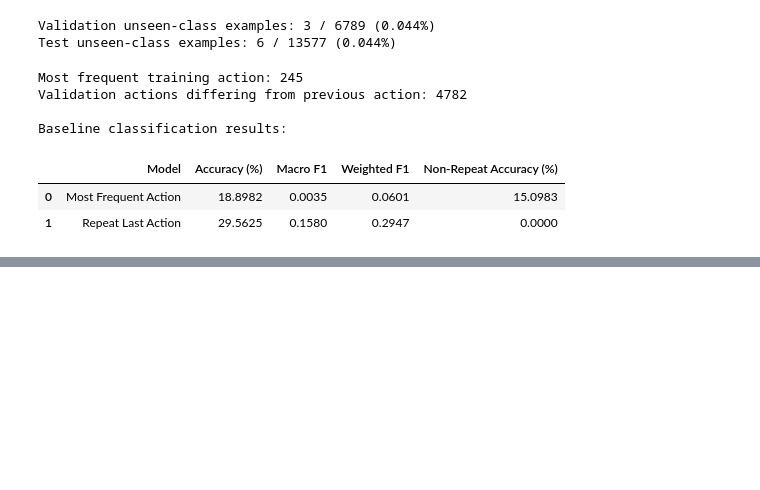
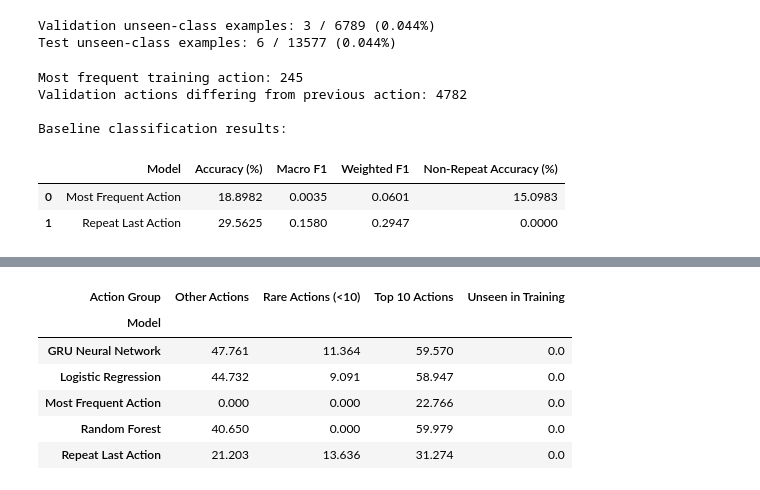
Before and after one commit to HarrisonWilliams123/data-mining-project, a Jupyter notebook: SmartSense_Classification.ipynb, the cells around one changed output, grey strips where cells are left out. Drawn from its saved outputs; the diff is of its cells as text; code cells hidden in the pictures; blank space fills up the shorter version.

```diff
--- a/SmartSense_Classification.ipynb
+++ b/SmartSense_Classification.ipynb
@@ -377,0 +1408,86 @@ Non-repeat accuracy: 55.249%
+# %%
+#Error analysis by training class frequency
+
+# Frequency of each target action in training
+train_action_counts = pd.Series(y_train).value_counts()
+
+# Define groups using training frequencies only
+top_10_actions = set(train_action_counts.head(10).index)
+
+rare_actions = set(
+    train_action_counts[
+        train_action_counts < 10
+    ].index
+)
+
+def action_frequency_group(action_id):
+
+    if action_id not in train_action_counts.index:
+        return "Unseen in Training"
+
+    if action_id in top_10_actions:
+        return "Top 10 Actions"
+
+    if action_id in rare_actions:
+        return "Rare Actions (<10)"
+
+    return "Other Actions"
+
+
+test_frequency_groups = np.array([
+    action_frequency_group(action)
+    for action in y_test
+])
+
+frequency_results = []
+
+for model_name, predictions in test_predictions.items():
+
+    for group in [
+        "Top 10 Actions",
+        "Other Actions",
+        "Rare Actions (<10)",
+        "Unseen in Training"
+    ]:
+
+        mask = test_frequency_groups == group
+
+        if not mask.any():
+            continue
+
+        frequency_results.append({
+            "Model": model_name,
+            "Action Group": group,
+            "Test Examples": int(mask.sum()),
+            "Accuracy (%)": (
+                accuracy_score(
+                    y_test[mask],
+                    predictions[mask]
+                ) * 100
+            )
+        })
+
+frequency_comparison = pd.DataFrame(frequency_results)
+
+print("Test accuracy by action frequency:")
+display(frequency_comparison.round(3))
+
+# Compact comparison table
+frequency_pivot = frequency_comparison.pivot(
+    index="Model",
+    columns="Action Group",
+    values="Accuracy (%)"
+)
+
+print("\nAccuracy comparison by frequency group:")
+display(frequency_pivot.round(3))
+
+# Distribution of test examples
+print("\nTest example distribution:")
+display(
+    pd.Series(test_frequency_groups)
+    .value_counts()
+    .rename_axis("Action Group")
+    .reset_index(name="Examples")
+)
+# %% [output]
@@ -377,0 +1513,7 @@ Non-repeat accuracy: 55.249%
+| Action Group | Other Actions | Rare Actions (<10) | Top 10 Actions | Unseen in Training |
+| Model |  |  |  |  |
+| GRU Neural Network | 47.761 | 11.364 | 59.570 | 0.0 |
+| Logistic Regression | 44.732 | 9.091 | 58.947 | 0.0 |
+| Most Frequent Action | 0.000 | 0.000 | 22.766 | 0.0 |
+| Random Forest | 40.650 | 0.000 | 59.979 | 0.0 |
+| Repeat Last Action | 21.203 | 13.636 | 31.274 | 0.0 |
```
Also changed, not shown: parts of 11 cells of this notebook.
